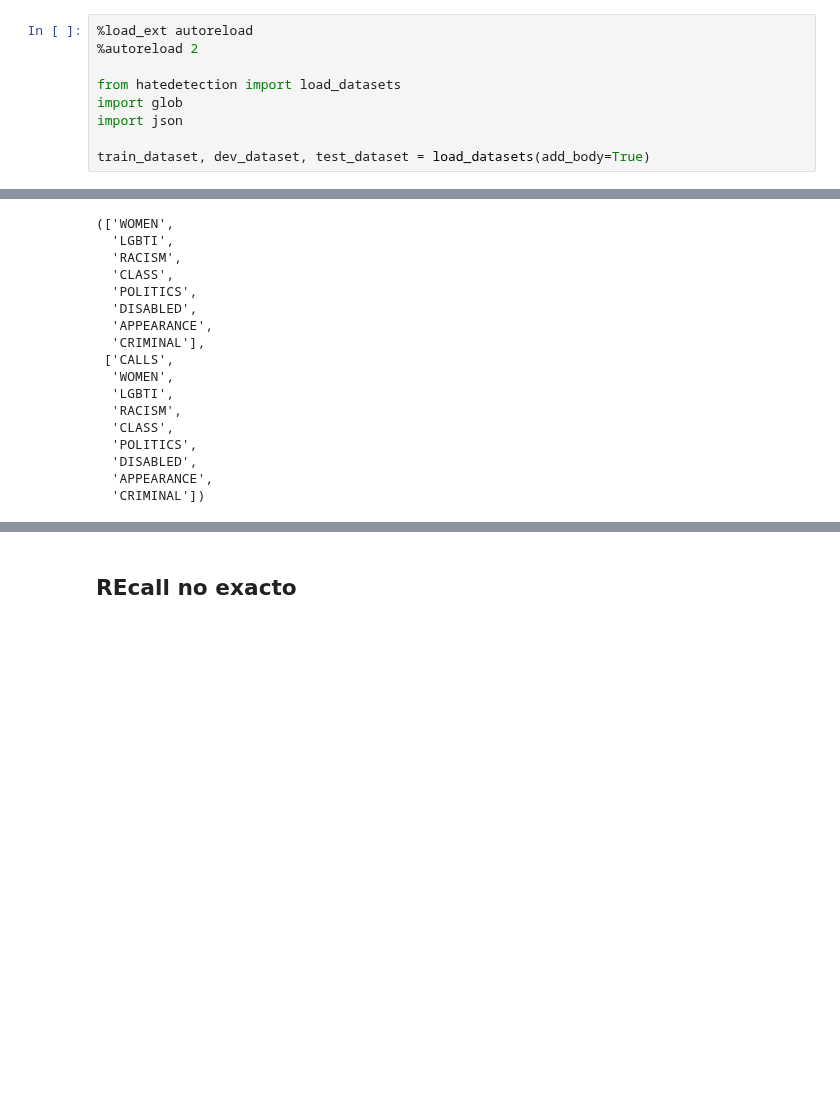
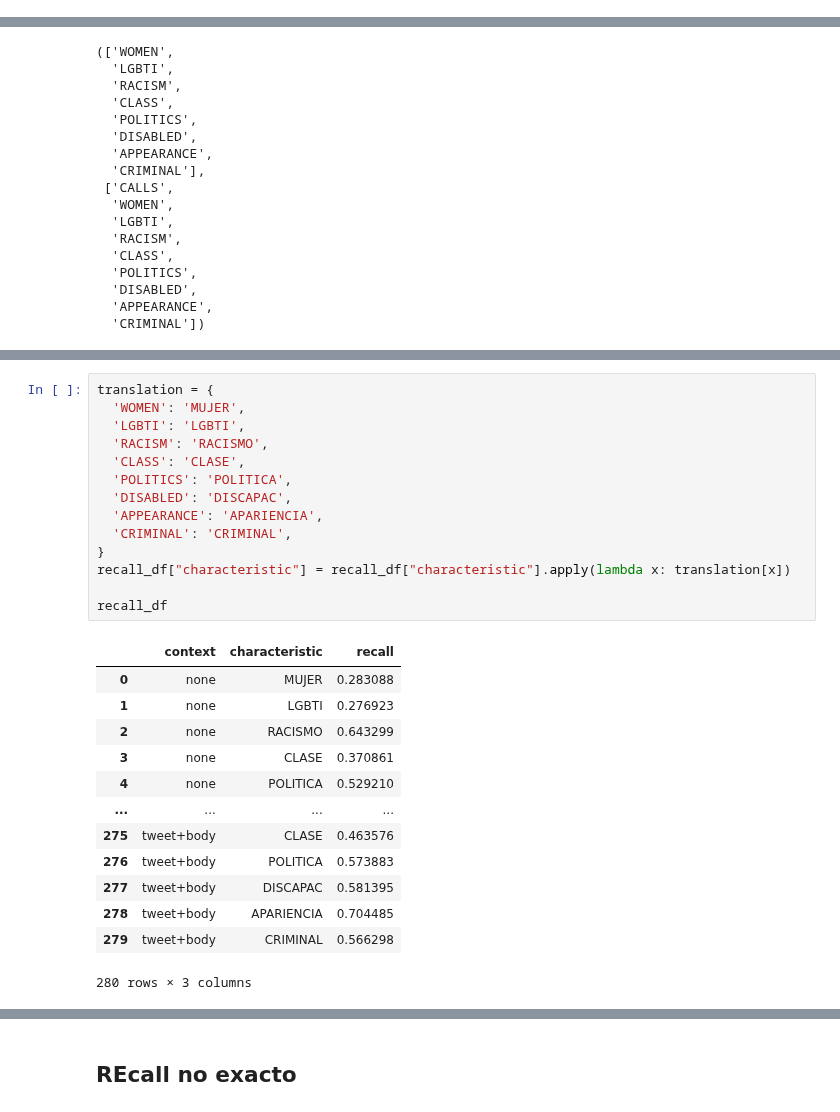
Before and after one commit to finiteautomata/contextualized-hatespeech-classification, a Jupyter notebook: notebooks/Recall.ipynb, the cells around one changed output, grey strips where cells are left out. Saved outputs shown, nothing was run; the diff lists cells and outputs as text; blank space fills up the shorter version.

```diff
--- a/notebooks/Recall.ipynb
+++ b/notebooks/Recall.ipynb
@@ -1,12 +1,3 @@
 # %% [markdown]
 ## Task B: Recall
 Veamos el recall por cada característica. Podremos obviar que efectivamente se marque la característica correcta
-# %%
-%load_ext autoreload
-%autoreload 2
-
-from hatedetection import load_datasets
-import glob
-import json
-
-train_dataset, dev_dataset, test_dataset = load_datasets(add_body=True)
@@ -129,6 +197,34 @@ tweet+body
 | 278 | tweet+body | APPEARANCE | 0.704485 |
 | 279 | tweet+body | CRIMINAL | 0.566298 |
 280 rows × 3 columns
+# %%
+translation = {
+  'WOMEN': 'MUJER',
+  'LGBTI': 'LGBTI',
+  'RACISM': 'RACISMO',
+  'CLASS': 'CLASE',
+  'POLITICS': 'POLITICA',
+  'DISABLED': 'DISCAPAC',
+  'APPEARANCE': 'APARIENCIA',
+  'CRIMINAL': 'CRIMINAL',
+}
+recall_df["characteristic"] = recall_df["characteristic"].apply(lambda x: translation[x])
+
+recall_df
+# %% [output]
+|  | context | characteristic | recall |
+| 0 | none | MUJER | 0.283088 |
+| 1 | none | LGBTI | 0.276923 |
+| 2 | none | RACISMO | 0.643299 |
+| 3 | none | CLASE | 0.370861 |
+| 4 | none | POLITICA | 0.529210 |
+| ... | ... | ... | ... |
+| 275 | tweet+body | CLASE | 0.463576 |
+| 276 | tweet+body | POLITICA | 0.573883 |
+| 277 | tweet+body | DISCAPAC | 0.581395 |
+| 278 | tweet+body | APARIENCIA | 0.704485 |
+| 279 | tweet+body | CRIMINAL | 0.566298 |
+280 rows × 3 columns
 # %%
 import seaborn as sns
 import matplotlib.pyplot as plt
```
Also changed, not shown: parts of 8 cells of this notebook, 2 other files.
